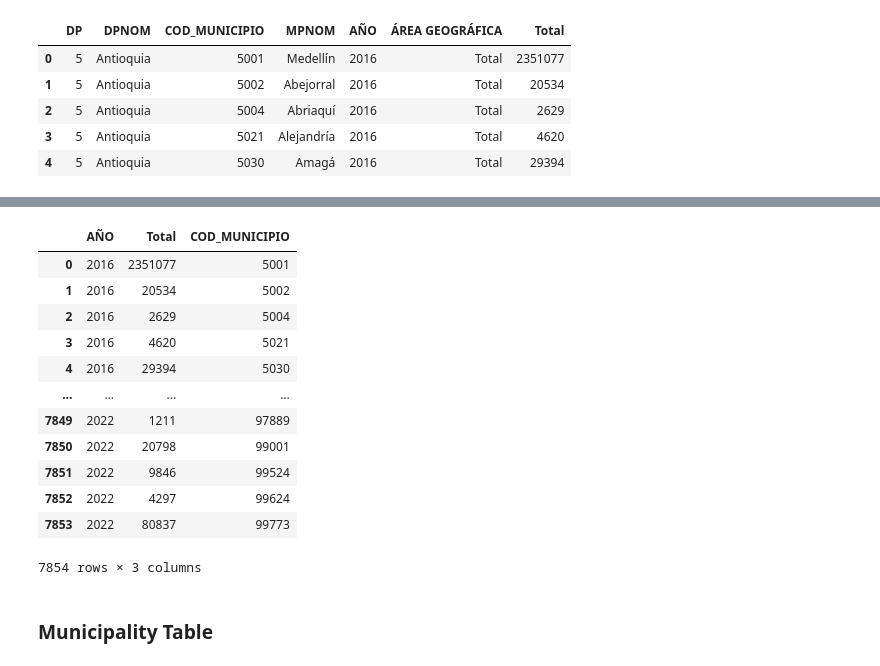
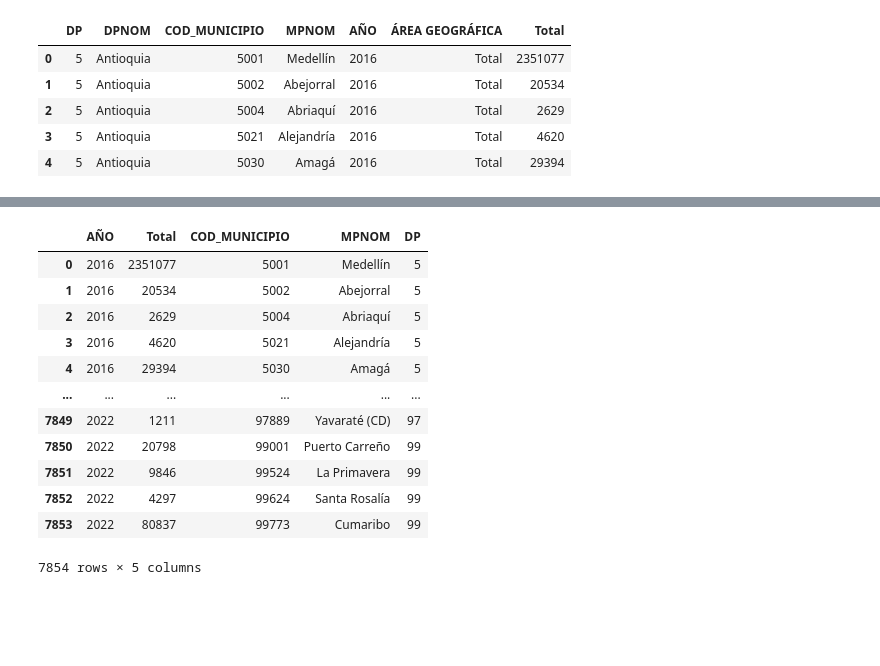
Before and after one commit to luch-o/ds4a-project-backend, a Jupyter notebook: notebooks/prepare_data.ipynb, the cells around one changed output, grey strips where cells are left out. Saved outputs shown, nothing was run; the diff lists cells and outputs as text; code cells hidden in the pictures; blank space fills up the shorter version.

Commit message:
directory structure reorganized and tables added

```diff
--- a/notebooks/prepare_data.ipynb
+++ b/notebooks/prepare_data.ipynb
@@ -8,7 +8,7 @@
 import pathlib
 import pandas as pd
 
-data_dir = pathlib.Path.home() / "ds4a" / "project" / "infrastructure" / "data"
+data_dir = pathlib.Path.home() / "ds4a" / "project" / "infrastructure" / "csv_data"
 dept_pop = pd.read_csv(
     data_dir / "department_population_2016_2022.csv",
     sep=";",
@@ -123,21 +123,19 @@ Data columns (total 7 columns):
 dtypes: int64(4), object(3)
 memory usage: 429.6+ KB
 # %%
-mun_pop_filt = mun_pop[["AÑO", "Total", "COD_MUNICIPIO"]]
+mun_pop_filt = mun_pop[["AÑO", "Total", "COD_MUNICIPIO", "MPNOM", "DP"]]
 mun_pop_filt
 # %% [output]
-|  | AÑO | Total | COD_MUNICIPIO |
-| 0 | 2016 | 2351077 | 5001 |
-| 1 | 2016 | 20534 | 5002 |
-| 2 | 2016 | 2629 | 5004 |
-| 3 | 2016 | 4620 | 5021 |
-| 4 | 2016 | 29394 | 5030 |
-| ... | ... | ... | ... |
-| 7849 | 2022 | 1211 | 97889 |
-| 7850 | 2022 | 20798 | 99001 |
-| 7851 | 2022 | 9846 | 99524 |
-| 7852 | 2022 | 4297 | 99624 |
-| 7853 | 2022 | 80837 | 99773 |
+|  | AÑO | Total | COD_MUNICIPIO | MPNOM | DP |
+| 0 | 2016 | 2351077 | 5001 | Medellín | 5 |
+| 1 | 2016 | 20534 | 5002 | Abejorral | 5 |
+| 2 | 2016 | 2629 | 5004 | Abriaquí | 5 |
+| 3 | 2016 | 4620 | 5021 | Alejandría | 5 |
+| 4 | 2016 | 29394 | 5030 | Amagá | 5 |
+| ... | ... | ... | ... | ... | ... |
+| 7849 | 2022 | 1211 | 97889 | Yavaraté (CD) | 97 |
+| 7850 | 2022 | 20798 | 99001 | Puerto Carreño | 99 |
+| 7851 | 2022 | 9846 | 99524 | La Primavera | 99 |
+| 7852 | 2022 | 4297 | 99624 | Santa Rosalía | 99 |
+| 7853 | 2022 | 80837 | 99773 | Cumaribo | 99 |
-7854 rows × 3 columns
+7854 rows × 5 columns
-# %% [markdown]
-### Municipality Table
```
Also changed, not shown: parts of 28 cells of this notebook, 31 other files.
